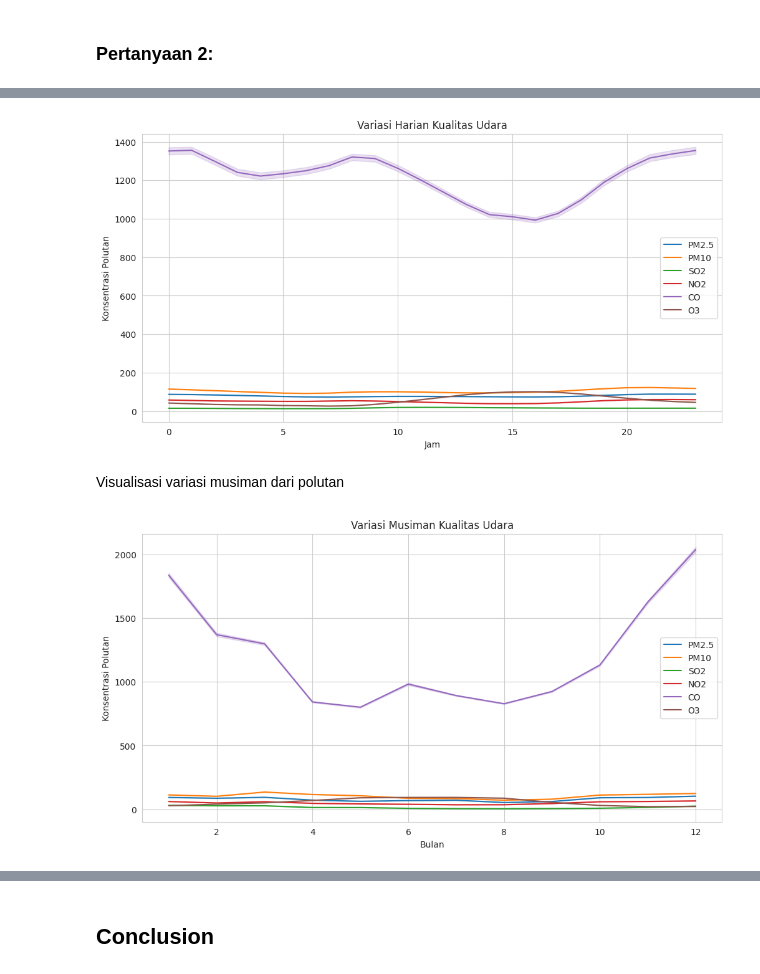
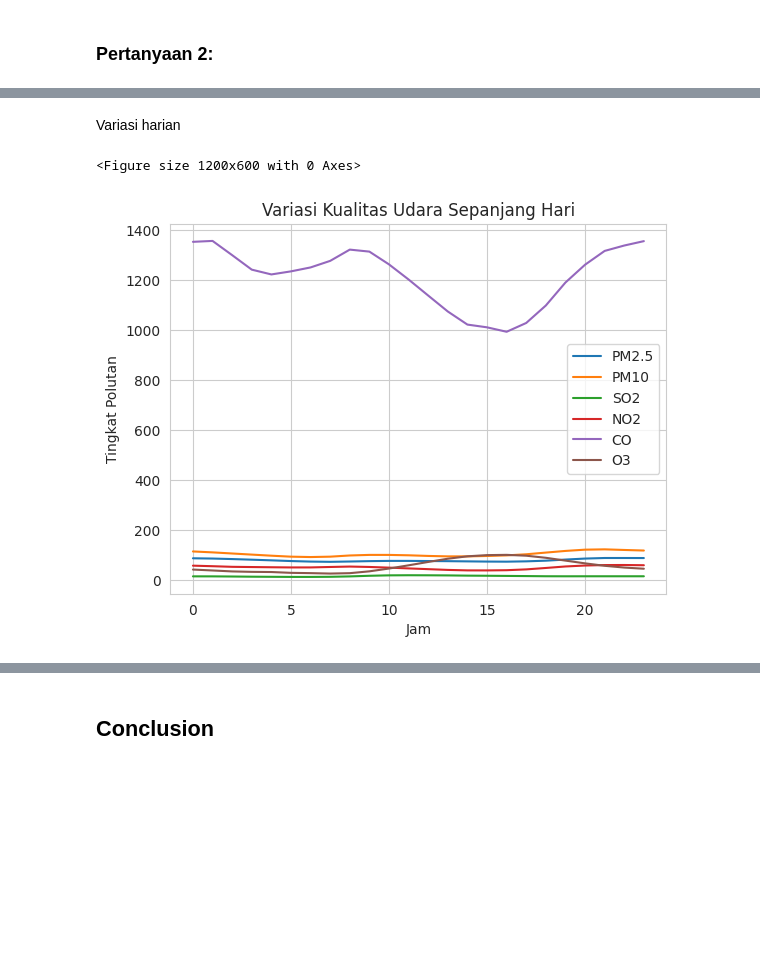
Before and after one commit to afdanirawan/submission, a Jupyter notebook: notebook.ipynb, the cells around one changed output, grey strips where cells are left out. Cells and saved outputs as stored; diff of their text form; code cells hidden in the pictures; blank space fills up the shorter version.

```diff
--- a/notebook.ipynb
+++ b/notebook.ipynb
@@ -345,0 +290,8 @@ for feature in features:
+# %%
+print("\n=== Analisis variasi harian ===")
+daily_variation = data.groupby('hour')[polutan].mean()
+print(daily_variation)
+
+print("\n=== Analisis variasi bulanan ===")
+monthly_variation = data.groupby('month')[polutan].mean()
+print(monthly_variation)
@@ -367,32 +423,13 @@ Visualisasi variasi harian dari polutan
-# %%
-plt.figure(figsize=(12, 6))
-sns.lineplot(data=data, x='hour', y='PM2.5', label='PM2.5')
-sns.lineplot(data=data, x='hour', y='PM10', label='PM10')
-sns.lineplot(data=data, x='hour', y='SO2', label='SO2')
-sns.lineplot(data=data, x='hour', y='NO2', label='NO2')
-sns.lineplot(data=data, x='hour', y='CO', label='CO')
-sns.lineplot(data=data, x='hour', y='O3', label='O3')
-plt.legend()
-plt.title('Variasi Harian Kualitas Udara')
-plt.ylabel('Konsentrasi Polutan')
-plt.xlabel('Jam')
-plt.show()
-# %% [output]
-[figure, removed]
-# %% [markdown]
-Visualisasi variasi musiman dari polutan
-# %%
-plt.figure(figsize=(12, 6))
-sns.lineplot(data=data, x='month', y='PM2.5', label='PM2.5')
-sns.lineplot(data=data, x='month', y='PM10', label='PM10')
-sns.lineplot(data=data, x='month', y='SO2', label='SO2')
-sns.lineplot(data=data, x='month', y='NO2', label='NO2')
-sns.lineplot(data=data, x='month', y='CO', label='CO')
-sns.lineplot(data=data, x='month', y='O3', label='O3')
-plt.legend()
-plt.title('Variasi Musiman Kualitas Udara')
-plt.ylabel('Konsentrasi Polutan')
-plt.xlabel('Bulan')
-plt.show()
-# %% [output]
-[figure, removed]
+# %% [markdown]
+Variasi harian
+# %%
+plt.figure(figsize=(12, 6))
+daily_variation.plot()
+plt.title('Variasi Kualitas Udara Sepanjang Hari')
+plt.xlabel('Jam')
+plt.ylabel('Tingkat Polutan')
+plt.legend(loc='best')
+plt.show()
+# %% [output]
+<Figure size 1200x600 with 0 Axes>
+[figure, added]
```
Also changed, not shown: parts of 99 cells of this notebook, 4 other files.
